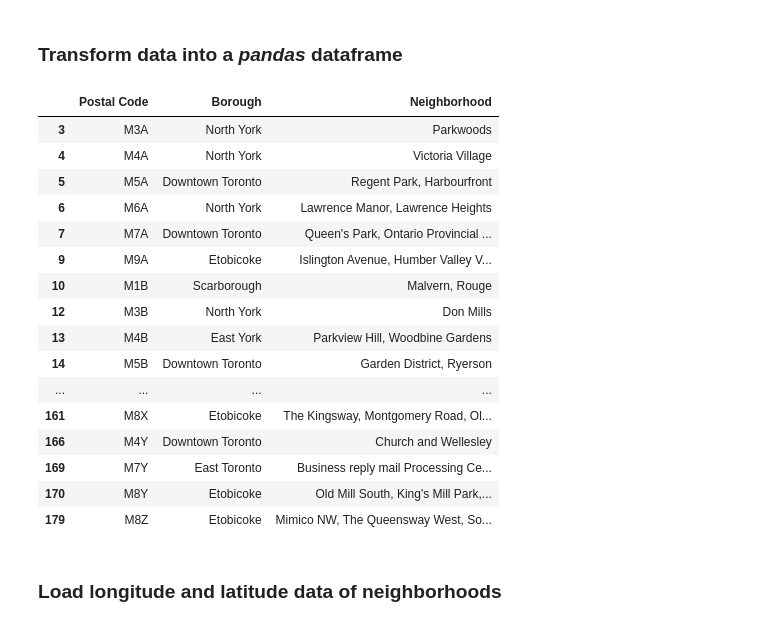
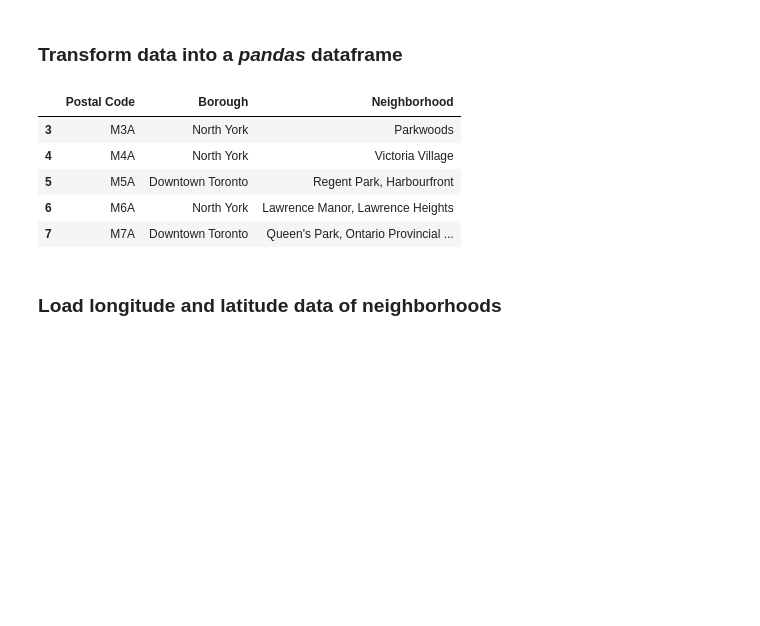
Before and after one commit to ranared/Coursera_Capstone, a Jupyter notebook: Clustering_Neighborhoods_in_Toronto.ipynb, the cells around one changed output. Drawn from its saved outputs; the diff is of its cells as text; code cells hidden in the pictures; blank space fills up the shorter version.

```diff
--- a/Clustering_Neighborhoods_in_Toronto.ipynb
+++ b/Clustering_Neighborhoods_in_Toronto.ipynb
@@ -74,28 +57,17 @@ print(table_data[1])
 # %%
 df = pd.DataFrame(table_data)
 df = df[df['Borough'] != 'Not assigned']
 df['Neighbourhood'] = df.apply(lambda row: row['Borough'] if row['Neighbourhood'] == 'Not assigned' else row['Neighbourhood'], axis=1)
 df.rename(columns={'Neighbourhood': 'Neighborhood'}, inplace=True)
 df.dropna(how='all', inplace=True)
-df
+df.head()
 # %% [output]
 |  | Postal Code | Borough | Neighborhood |
 | 3 | M3A | North York | Parkwoods |
 | 4 | M4A | North York | Victoria Village |
 | 5 | M5A | Downtown Toronto | Regent Park, Harbourfront |
 | 6 | M6A | North York | Lawrence Manor, Lawrence Heights |
 | 7 | M7A | Downtown Toronto | Queen's Park, Ontario Provincial ... |
-| 9 | M9A | Etobicoke | Islington Avenue, Humber Valley V... |
-| 10 | M1B | Scarborough | Malvern, Rouge |
-| 12 | M3B | North York | Don Mills |
-| 13 | M4B | East York | Parkview Hill, Woodbine Gardens |
-| 14 | M5B | Downtown Toronto | Garden District, Ryerson |
-| ... | ... | ... | ... |
-| 161 | M8X | Etobicoke | The Kingsway, Montgomery Road, Ol... |
-| 166 | M4Y | Downtown Toronto | Church and Wellesley |
-| 169 | M7Y | East Toronto | Business reply mail Processing Ce... |
-| 170 | M8Y | Etobicoke | Old Mill South, King's Mill Park,... |
-| 179 | M8Z | Etobicoke | Mimico NW, The Queensway West, So... |
 # %% [markdown]
 ### Load longitude and latitude data of neighborhoods
 # %%
```
Also changed, not shown: parts of 26 cells of this notebook, 1 other file.
